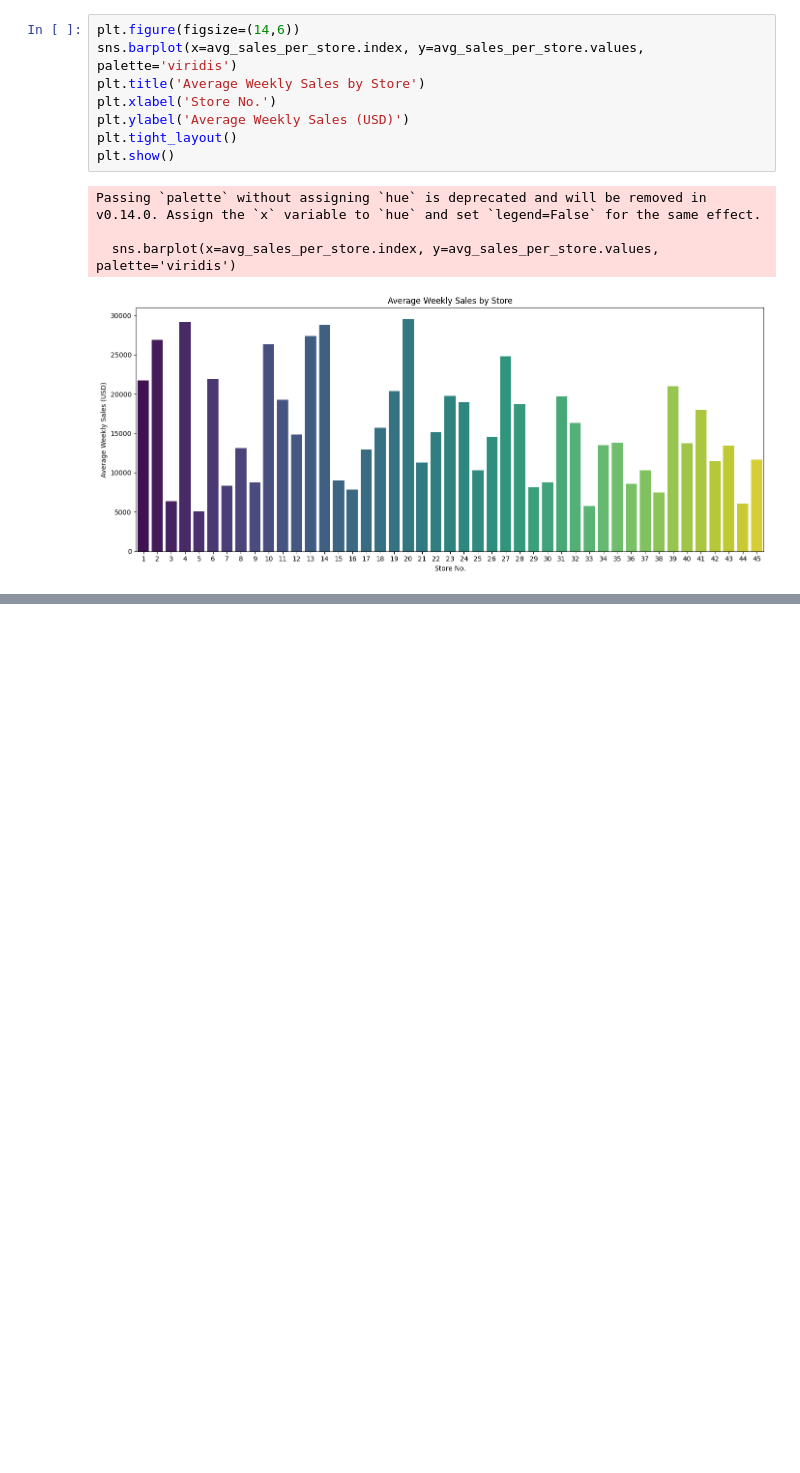
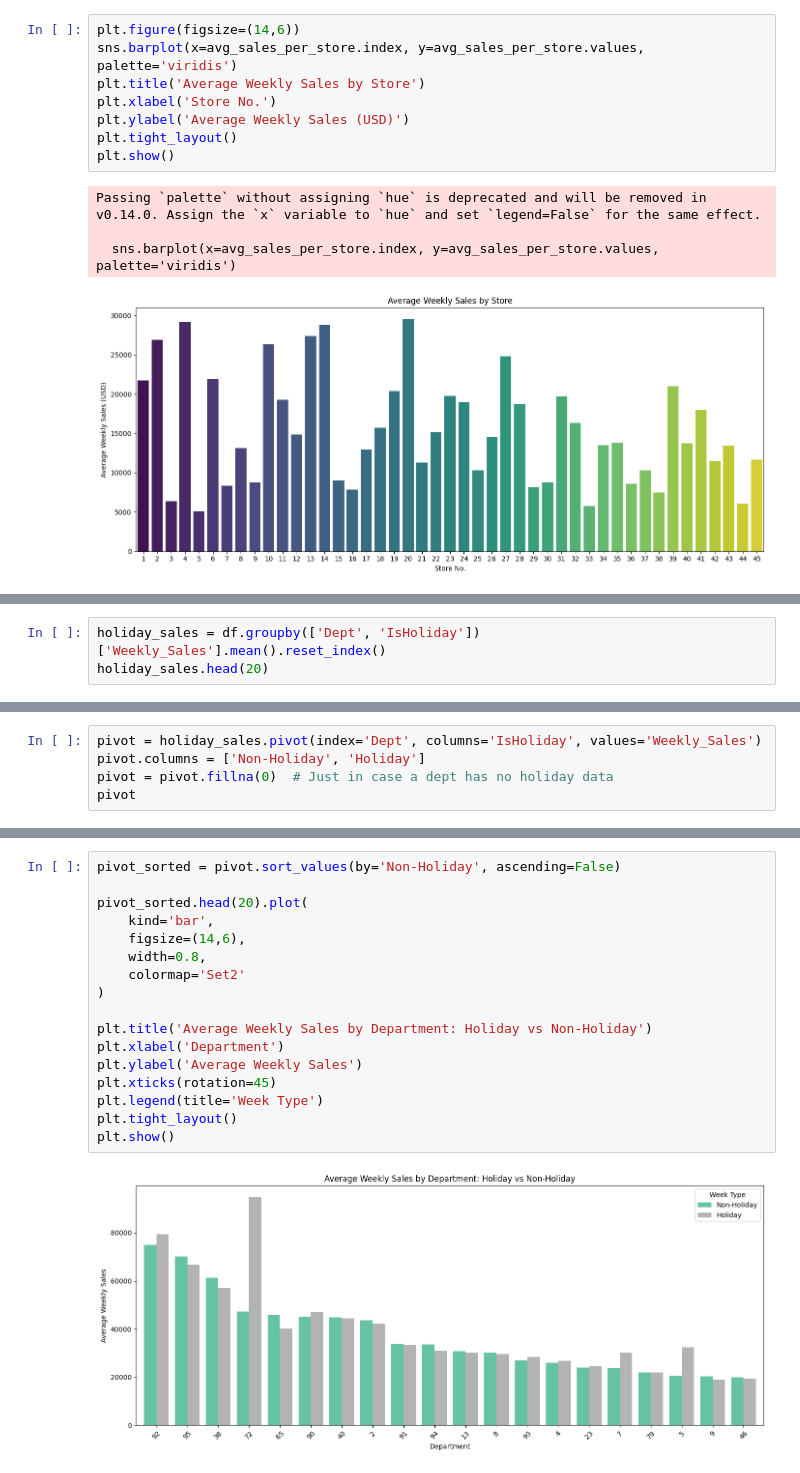
Before and after one commit to Richard-wv/wmca-da-project1, a Jupyter notebook: jupyter_notebooks/wmca-da-project1.ipynb, the cells around one changed output, grey strips where cells are left out. Drawn from its saved outputs; the diff is of its cells as text; blank space fills up the shorter version.

```diff
--- a/jupyter_notebooks/wmca-da-project1.ipynb
+++ b/jupyter_notebooks/wmca-da-project1.ipynb
@@ -326,0 +365,3 @@ Passing `palette` without assigning `hue` is deprecated and will be removed in v
+# %%
+holiday_sales = df.groupby(['Dept', 'IsHoliday'])['Weekly_Sales'].mean().reset_index()
+holiday_sales.head(20)
@@ -326,0 +386,5 @@ Passing `palette` without assigning `hue` is deprecated and will be removed in v
+# %%
+pivot = holiday_sales.pivot(index='Dept', columns='IsHoliday', values='Weekly_Sales')
+pivot.columns = ['Non-Holiday', 'Holiday']
+pivot = pivot.fillna(0)  # Just in case a dept has no holiday data
+pivot
@@ -326,0 +406,19 @@ Passing `palette` without assigning `hue` is deprecated and will be removed in v
+# %%
+pivot_sorted = pivot.sort_values(by='Non-Holiday', ascending=False)
+
+pivot_sorted.head(20).plot(
+    kind='bar',
+    figsize=(14,6),
+    width=0.8,
+    colormap='Set2'
+)
+
+plt.title('Average Weekly Sales by Department: Holiday vs Non-Holiday')
+plt.xlabel('Department')
+plt.ylabel('Average Weekly Sales')
+plt.xticks(rotation=45)
+plt.legend(title='Week Type')
+plt.tight_layout()
+plt.show()
+# %% [output]
+[figure, added]
```
Also changed, not shown: parts of 11 cells of this notebook.
